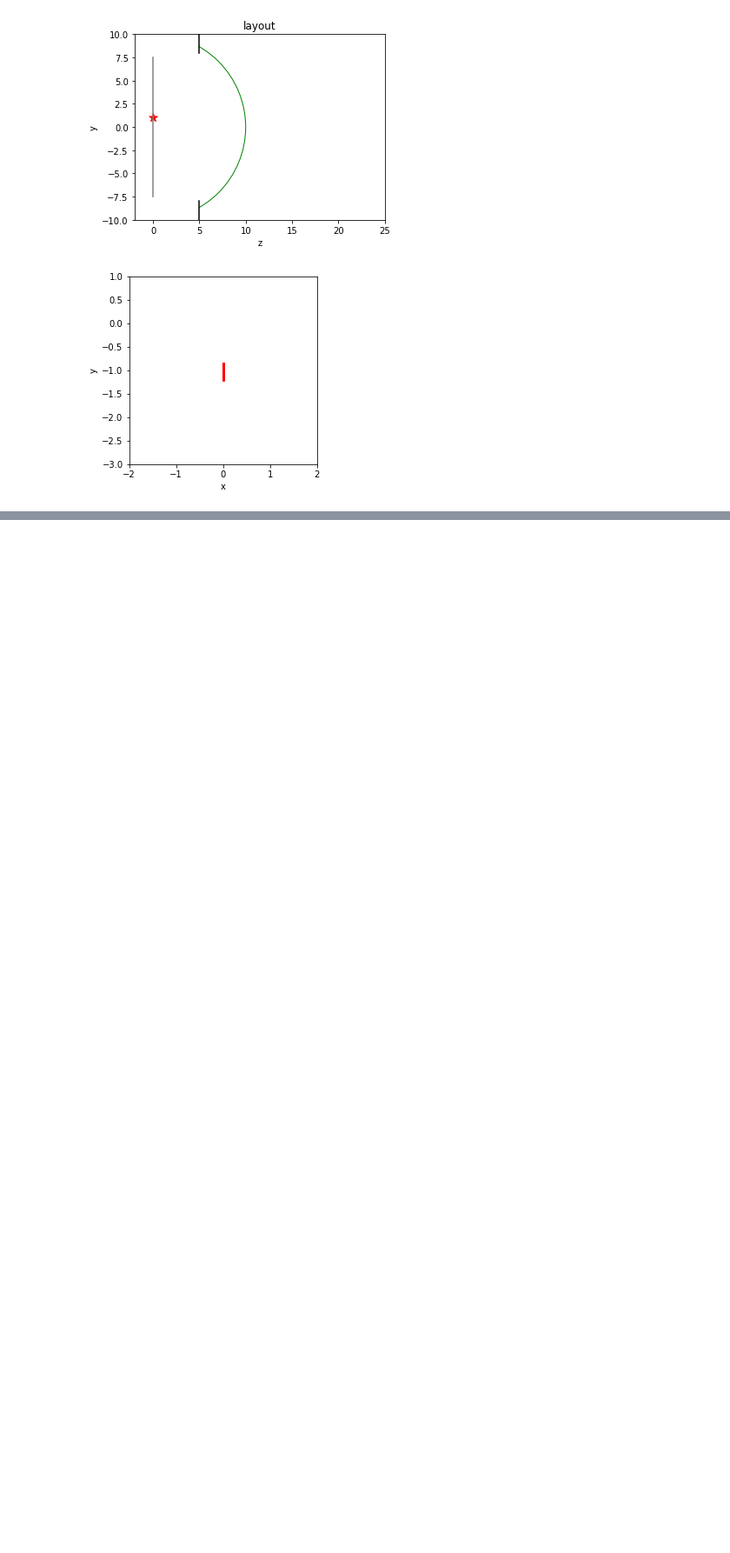
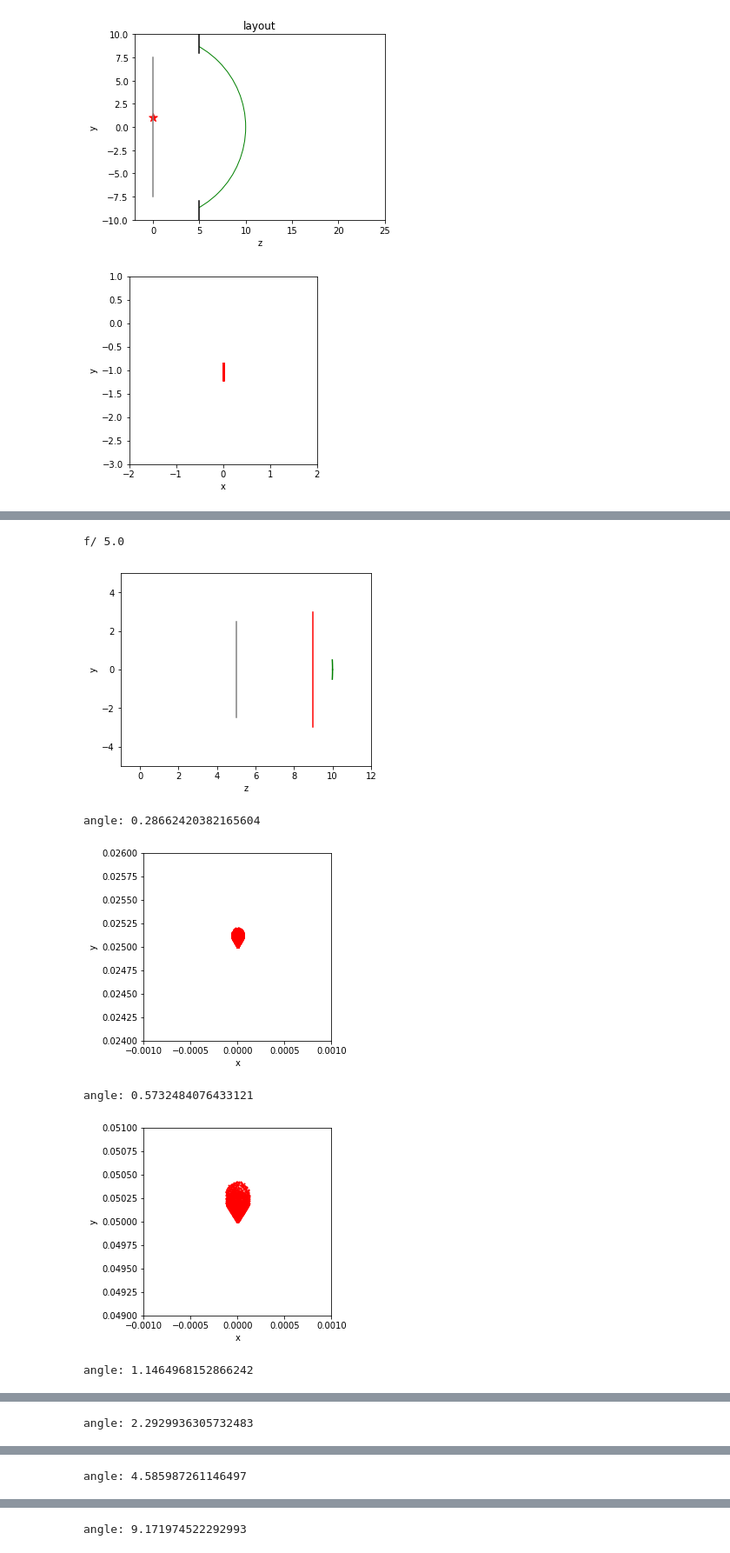
Before and after one commit to lhprojects/blog, a Jupyter notebook: JupyterNotebooks/SimpleRayTracing.ipynb, the cells around one changed output, grey strips where cells are left out. Shown at 87% size. Cells and saved outputs as stored; diff of their text form; code cells hidden in the pictures; blank space fills up the shorter version.

```diff
--- a/JupyterNotebooks/SimpleRayTracing.ipynb
+++ b/JupyterNotebooks/SimpleRayTracing.ipynb
@@ -683,0 +1079,68 @@ sys.devices[-1].draw_image(xlim=(-w, w), ylim=(-w-y0,w-y0), aspect="")
+# %%
+print("f/", 5/(2*np.sqrt(0.0125*10*2)))
+direction=FixDirectionalSampling(theta=0.01, phi=np.pi/2)
+source=SquareSource(z=9, x=0, y=0, direction=direction, w=3, h=6, fill=True)
+parabolic=ParabolicSurface(zc=10, radius=-10, reflective=True, z_min=10-0.0125)
+screen=Screen(z=5, w=5, h=5)
+sys=System()
+sys.add_device(parabolic)
+sys.set_source(source)
+sys.add_device(screen)
+sys.draw_figure(xlim=(-1,12),ylim=(-5,5))
+
+
+theta=0.005
+source.direction.theta=theta
+print("angle:", theta/3.14*180)
+sys.simulate(100000)
+w=0.001
+screen.draw_image(xlim=(-w,w), ylim=(-w+5*theta,w+5*theta))
+
+
+theta=0.01
+source.direction.theta=theta
+print("angle:", theta/3.14*180)
+direction=FixDirectionalSampling(theta=theta, phi=np.pi/2)
+sys.simulate(100000)
+w=0.001
+screen.draw_image(xlim=(-w,w), ylim=(-w+5*theta,w+5*theta))
+
+theta=0.02
+source.direction.theta=theta
+print("angle:", theta/3.14*180)
+direction=FixDirectionalSampling(theta=theta, phi=np.pi/2)
+sys.simulate(100000)
+w=0.001
+screen.draw_image(xlim=(-w,w), ylim=(-w+5*theta,w+5*theta))
+
+theta=0.04
+source.direction.theta=theta
+print("angle:", theta/3.14*180)
+direction=FixDirectionalSampling(theta=theta, phi=np.pi/2)
+sys.simulate(100000)
+w=0.002
+screen.draw_image(xlim=(-w,w), ylim=(-w+5*theta,w+5*theta))
+
+theta=0.08
+source.direction.theta=theta
+print("angle:", theta/3.14*180)
+direction=FixDirectionalSampling(theta=theta, phi=np.pi/2)
+sys.simulate(100000)
+w=0.01
+screen.draw_image(xlim=(-w,w), ylim=(-w+5*theta,w+5*theta))
+
+theta=0.16
+source.direction.theta=theta
+print("angle:", theta/3.14*180)
+direction=FixDirectionalSampling(theta=theta, phi=np.pi/2)
+sys.simulate(100000)
+w=0.05
+screen.draw_image(xlim=(-w,w), ylim=(-w+5*theta,w+5*theta))
+# %% [output]
+f/ 5.0
+[figure, added]
+angle: 0.28662420382165604
+[figure, added]
+angle: 0.5732484076433121
+[figure, added]
+angle: 1.1464968152866242
@@ -683,0 +1148 @@ sys.devices[-1].draw_image(xlim=(-w, w), ylim=(-w-y0,w-y0), aspect="")
+angle: 2.2929936305732483
@@ -683,0 +1150 @@ sys.devices[-1].draw_image(xlim=(-w, w), ylim=(-w-y0,w-y0), aspect="")
+angle: 4.585987261146497
@@ -683,0 +1152 @@ sys.devices[-1].draw_image(xlim=(-w, w), ylim=(-w-y0,w-y0), aspect="")
+angle: 9.171974522292993
```
Also changed, not shown: parts of 11 cells of this notebook.
